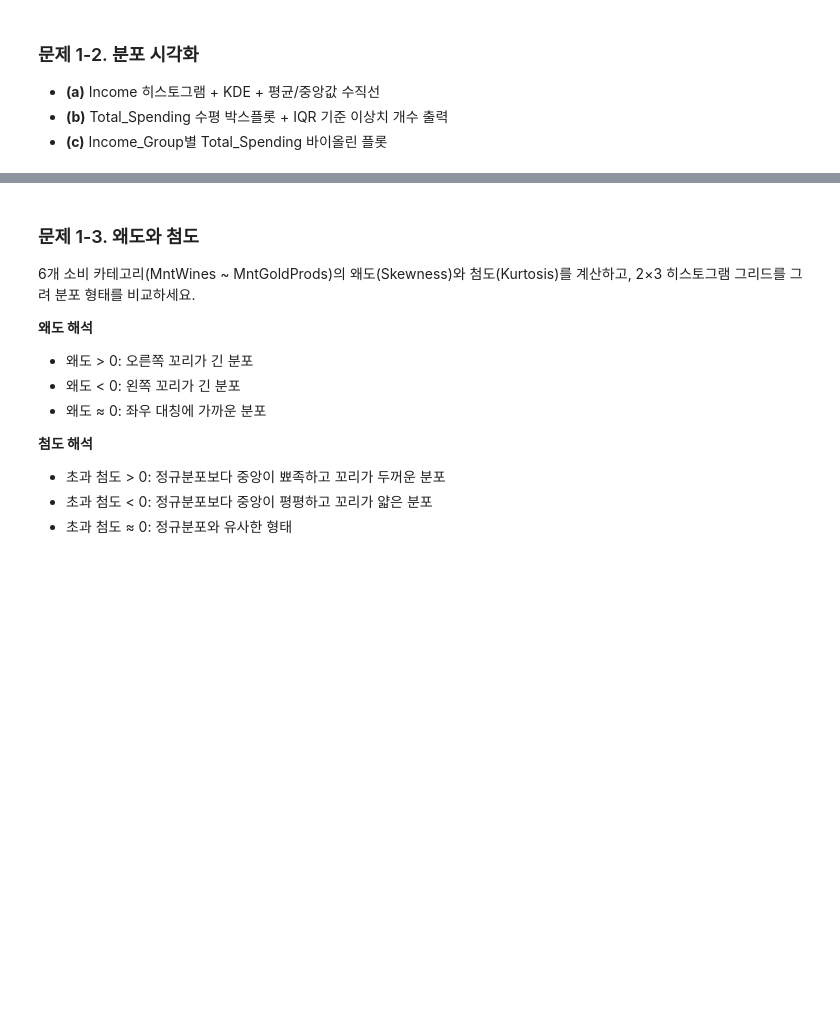
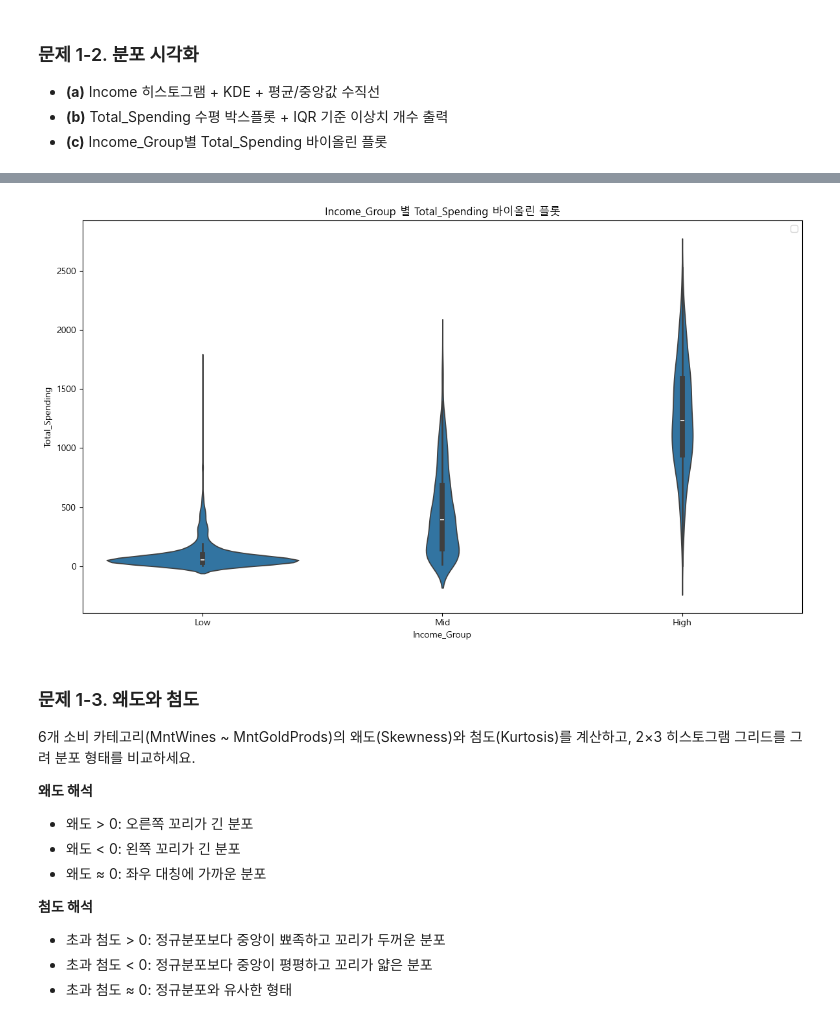
Before and after one commit to sparta-data11-statistics-practice/practice-01-descriptive-statistics-Heesang01, a Jupyter notebook: practice_comprehensive.ipynb, the cells around one changed output, grey strips where cells are left out. Saved outputs shown, nothing was run; the diff lists cells and outputs as text; code cells hidden in the pictures; blank space fills up the shorter version.

```diff
--- a/practice_comprehensive.ipynb
+++ b/practice_comprehensive.ipynb
@@ -213,5 +338,13 @@ print(f"\n데이터 준비가 완료되었습니다. Part 1부터 분석을 시
 # %%
 # TODO 1-2(c): Income_Group별 Total_Spending 바이올린 플롯
+plt.figure(figsize=(12,7))
+sns.violinplot(x='Income_Group', y='Total_Spending', data=df) # 바이올린 플랏이 너무 못생겨서 오렌지색 씀
+plt.title('Income_Group 별 Total_Spending 바이올린 플롯')
+plt.legend()
+plt.tight_layout()
+plt.show()
+# %% [output]
+[figure, added]
 # %% [markdown]
 ### 문제 1-3. 왜도와 첨도
 
```
Also changed, not shown: parts of 12 cells of this notebook, 3 other files.
